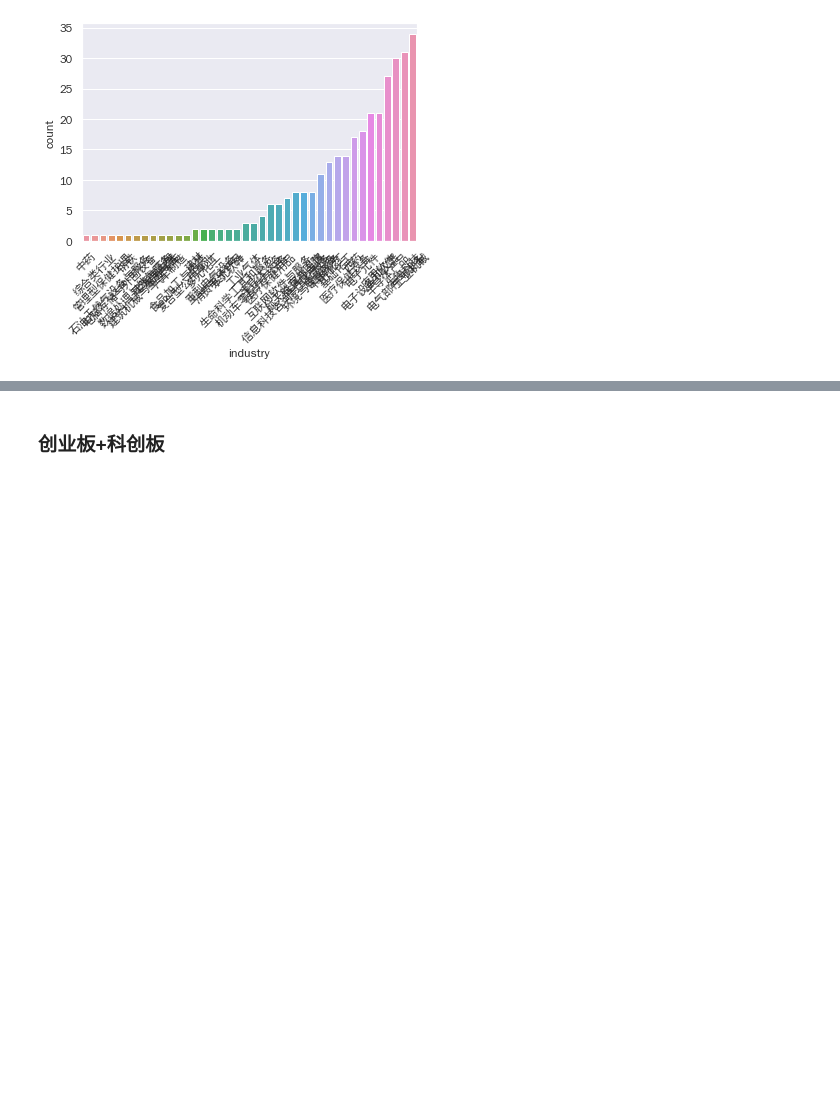
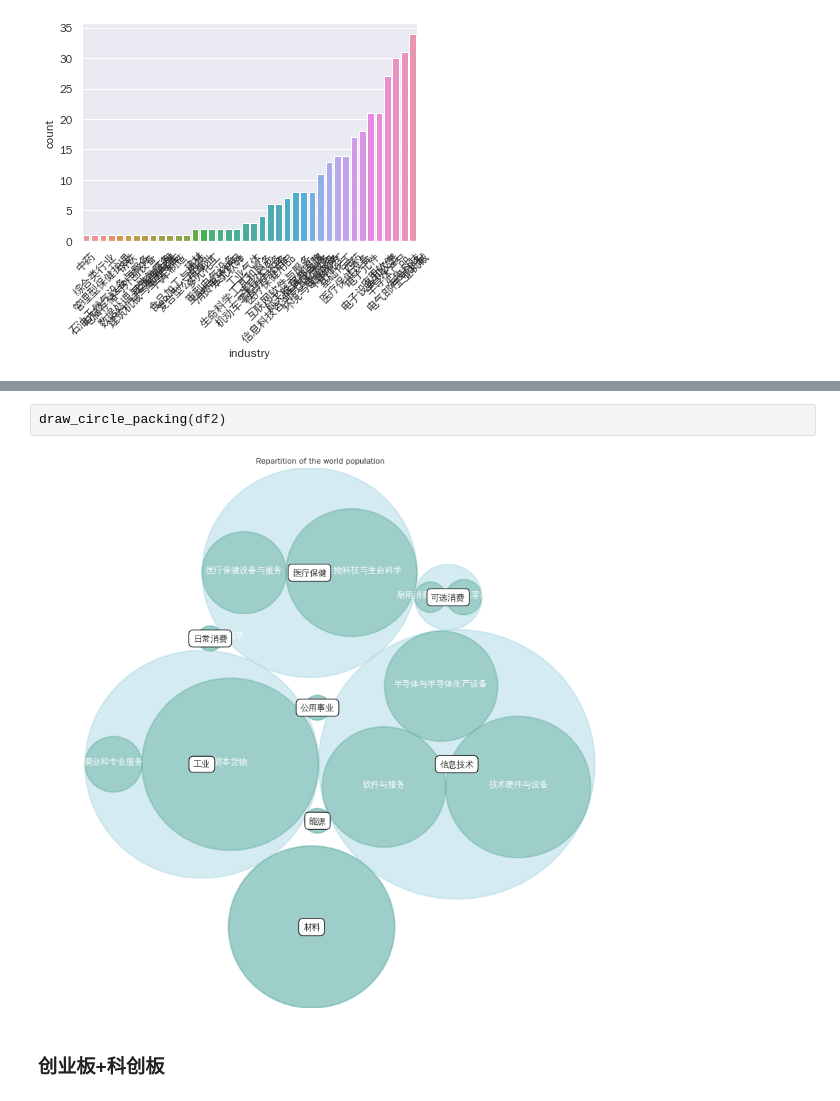
Before and after one commit to Ahacad/urban-barnacle, a Jupyter notebook: 1.ipynb, the cells around one changed output, grey strips where cells are left out. Cells and saved outputs as stored; diff of their text form; blank space fills up the shorter version.

```diff
--- a/1.ipynb
+++ b/1.ipynb
@@ -282,3 +355,7 @@ draw_bar(df2)
+# %%
+draw_circle_packing(df2)
+# %% [output]
+[figure, added]
 # %% [markdown]
 ### 创业板+科创板
 # %%
```
Also changed, not shown: parts of 7 cells of this notebook.
